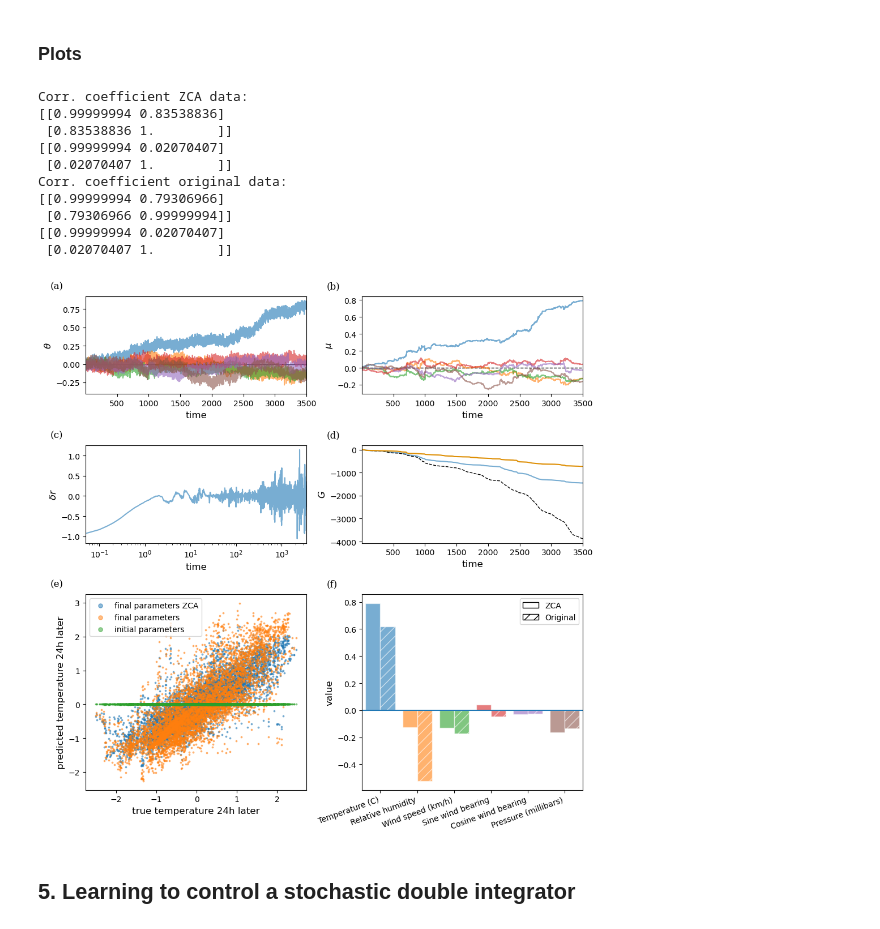
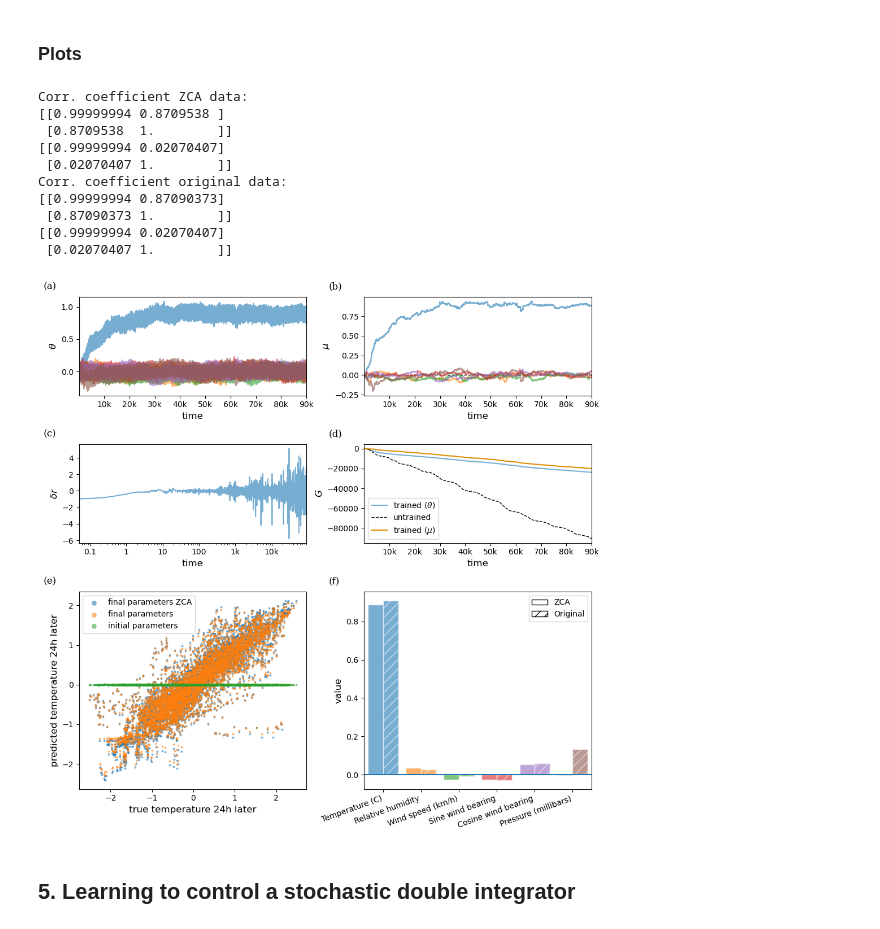
Before and after one commit to jesusgf96/OUA, a Jupyter notebook: OUA_reproducibility_notebook.ipynb, the cells around one changed output. Saved outputs shown, nothing was run; the diff lists cells and outputs as text; code cells hidden in the pictures.

```diff
--- a/OUA_reproducibility_notebook.ipynb
+++ b/OUA_reproducibility_notebook.ipynb
@@ -193,10 +197,13 @@ def reward_fun(u, theta, t):
     '''
     theta_gt = 1.0
     return -(tanh(u * theta) - tanh(u * theta_gt)) ** 2
+    # return -(u * theta - u * theta_gt) ** 2
+#     return -(relu(u * theta) - relu(u * theta_gt)) ** 2
+#     return -(leaky_relu(u * theta) - leaky_relu(u * theta_gt)) ** 2
 
 
 # Control input function - sin wave
-control_fun= lambda t: jnp.sin(10.0*t)
+control_fun= lambda t: jnp.sin(0.1*t)
 
 
 # Initial conditions
@@ -213,7 +220,7 @@ key = keys[0]
 
 
 # Simulate learning process
-ts, ys = diffusive_learning(control_fun, reward_fun, y0, t0=0, t1=300, key=key)
+ts, ys = diffusive_learning(control_fun, reward_fun, y0, sigma=0.1, t0=0, t1=300, key=key)
 
 
 # Plot (i) reward & reward_avg, (ii) theta and (iii) mu during learning
@@ -240,7 +247,7 @@ plt.plot(ts, ys[:,3])
 plt.ylabel(r"$G$") # we define the gain G as the cumulative reward
 plt.xlabel('time [s]')
 plt.axis('tight')
-plt.legend([r"learnt $\theta$", r"initial $\theta_0$"])
+plt.legend([r"learnable $\theta$", r"initial $\theta_0$"])
 plt.tight_layout()
 
 # NOTE: not used in paper
@@ -804,13 +897,14 @@ rbar0 = 1.0
 theta0 = 1e-3 * jr.normal(jr.PRNGKey(0), (num_inputs,))  # Params. init
 mu0 = theta0
 y0 = jnp.hstack([rbar0, theta0, mu0, 0.0])
-t1 = 3500
-epsilon = 2.0
-sigma = 0.04
+t1 = 90000 #3500
+epsilon = 1.0 #2.0
+sigma = 0.05 #0.04
+eta = 0.1 #1.0
 
 
 # Learning
-ts, ys = diffusive_learning(control_fun, reward_fun, y0, target_fun=target_fun, epsilon=epsilon, sigma=sigma, t0=0, t1=t1, key=jr.PRNGKey(0))
+ts, ys = diffusive_learning(control_fun, reward_fun, y0, target_fun=target_fun, epsilon=epsilon, eta=eta, sigma=sigma, t0=0, t1=t1, key=jr.PRNGKey(0))
 theta_opt = ys[-1, (num_inputs + 1):(2 * num_inputs + 1)]  # Final mu values (optimal thetas)
 
 
@@ -870,7 +964,7 @@ y0 = jnp.hstack([rbar0, theta0, mu0, 0.0])
 
 
 # Learning
-ts_nd, ys_nd = diffusive_learning(control_fun_nd, reward_fun, y0, target_fun=target_fun_nd, epsilon=epsilon, sigma=sigma, t0=0, t1=t1, key=jr.PRNGKey(0))
+ts_nd, ys_nd = diffusive_learning(control_fun_nd, reward_fun, y0, target_fun=target_fun_nd, epsilon=epsilon, eta=eta, sigma=sigma, t0=0, t1=t1, key=jr.PRNGKey(0))
 theta_opt_nd = ys_nd[-1, (num_inputs + 1):(2 * num_inputs + 1)]  # Final mu values (optimal thetas)
 
 
@@ -896,6 +990,7 @@ y_init_nd = jax.vmap(lambda t: control_fun2(t) @ theta0)(ts2) * data_std[0] + da
 # %%
 
 from matplotlib.patches import Patch
+from matplotlib.ticker import FuncFormatter
 
 
 # Create plot
@@ -937,12 +1032,12 @@ ax[1,0].text(0.0, 1.0, '(c)', transform=(
 
 
 # Plot cumulative reward
-ax[1, 1].plot(ts, ys[:, -1], lw=1.5, alpha=alpha_level) # using theta parameters
+ax[1, 1].plot(ts, ys[:, -1], lw=1.5, alpha=alpha_level, label=r"trained ($\theta$)") # using theta parameters
 ax[1, 1].set_xlim(ts[0], ts[-1])
 
 # Prediction with no learning
-ts, ys0 = diffusive_learning(control_fun, reward_fun, y0, target_fun=target_fun, t0=0, t1=t1, epsilon=0, lambd=0.0, sigma=0.0, eta=0.0, key=jr.PRNGKey(0))
-ax[1,1].plot(ts, ys0[:,-1], 'k--', lw=1)
+# ts, ys0 = diffusive_learning(control_fun, reward_fun, y0, target_fun=target_fun, t0=0, t1=t1, epsilon=0, lambd=0.0, sigma=0.0, eta=0.0, key=jr.PRNGKey(0))
+ax[1,1].plot(ts, ys0[:,-1], 'k--', lw=1, label='untrained')
 ax[1,1].text(0.0, 1.0, '(d)', transform=(
     ax[1,1].transAxes + ScaledTranslation(-45/72, +7/72, fig.dpi_scale_trans)),
     fontsize='large', va='bottom', fontfamily='serif')
@@ -952,15 +1047,16 @@ rbar0 = 1.0
 thetaf = ys[-1, (num_inputs + 1):(2 * num_inputs + 1)]
 muf = thetaf
 y0 = jnp.hstack([rbar0, thetaf, muf, 0.0])
-ts, ysf = diffusive_learning(control_fun, reward_fun, y0, target_fun=target_fun, t0=0, t1=t1, epsilon=0, lambd=0.0, sigma=0.0, eta=0.0, key=jr.PRNGKey(0))
-ax[1,1].plot(ts, ysf[:,-1], '-', lw=1.5, color=qcmap[1])
+# ts, ysf = diffusive_learning(control_fun, reward_fun, y0, target_fun=target_fun, t0=0, t1=t1, epsilon=0, lambd=0.0, sigma=0.0, eta=0.0, key=jr.PRNGKey(0))
+ax[1,1].plot(ts, ysf[:,-1], '-', lw=1.5, color=qcmap[1], label=r"trained ($\mu$)")
 ax[1,1].set_ylabel(r"$G$", fontsize=12)
 ax[1,1].set_xlabel('time', rotation=0, fontsize=12)
+ax[1,1].legend()
 
 
 # Scatter plot for true vs predicted temperatures
 ax[2,0].scatter(y_true, y_pred, s=3, alpha=0.5)
-ax[2,0].scatter(y_true_nd, y_pred_nd, s=3, alpha=0.5)
+ax[2,0].scatter(y_true, y_pred_nd, s=3, alpha=0.5)
 ax[2,0].scatter(y_true, y_init, s=3, alpha=0.5)
 ax[2,0].legend([r'final parameters ZCA', r'final parameters', r'initial parameters'], markerscale=3)
 ax[2,0].set_xlabel('true temperature 24h later', rotation=0, fontsize=12)
@@ -1009,38 +1105,54 @@ ax[2,1].text(0.0, 1.0, '(f)', transform=(
 handles = [
     Patch(facecolor='white', edgecolor='black', label='ZCA', hatch=''),      # Solid hatch for theta_opt
     Patch(facecolor='white', edgecolor='black', label='Original', hatch='//') # Dashed hatch for theta_opt_nd
 ]
 
 ax[2, 1].legend(handles=handles, loc='upper right')
 ax[2,1].tick_params(axis='x', labelrotation=20)
 
 
 
+# Format the time ticks
+def format_func(value, tick_number):
+    if value // 1000 > 0:
+        return f'{int(value // 1000)}k'
+    else:
+        if value < 1:
+            return value
+        else:
+            return int(value)
+for axes in [ax[0,0], ax[0,1], ax[1,0], ax[1,1]]:
+    axes.xaxis.set_major_formatter(FuncFormatter(format_func))
+
+
 # Final stuff
 plt.tight_layout()
 plt.savefig(media+'weather_combined.pdf', format='pdf')
 
 
+print('MSE ZCA:', r_over_time_zca.mean())
+print('MSE original:', r_over_time_ori.mean())
+print()
 
 print('Corr. coefficient ZCA data:')
 print(jnp.corrcoef(y_true, y_pred))
 print(jnp.corrcoef(y_true, y_init))
 
 print('Corr. coefficient original data:')
 print(jnp.corrcoef(y_true_nd, y_pred_nd))
 print(jnp.corrcoef(y_true_nd, y_init_nd))
 # %% [output]
 Corr. coefficient ZCA data:
-[[0.99999994 0.83538836]
- [0.83538836 1.        ]]
+[[0.99999994 0.8709538 ]
+ [0.8709538  1.        ]]
 [[0.99999994 0.02070407]
  [0.02070407 1.        ]]
 Corr. coefficient original data:
-[[0.99999994 0.79306966]
- [0.79306966 0.99999994]]
+[[0.99999994 0.87090373]
+ [0.87090373 1.        ]]
 [[0.99999994 0.02070407]
  [0.02070407 1.        ]]
-[figure, old version]
+[figure, new version]
 # %% [markdown]
 ## 5. Learning to control a stochastic double integrator
 # %%
```
Also changed, not shown: parts of 12 cells of this notebook.
